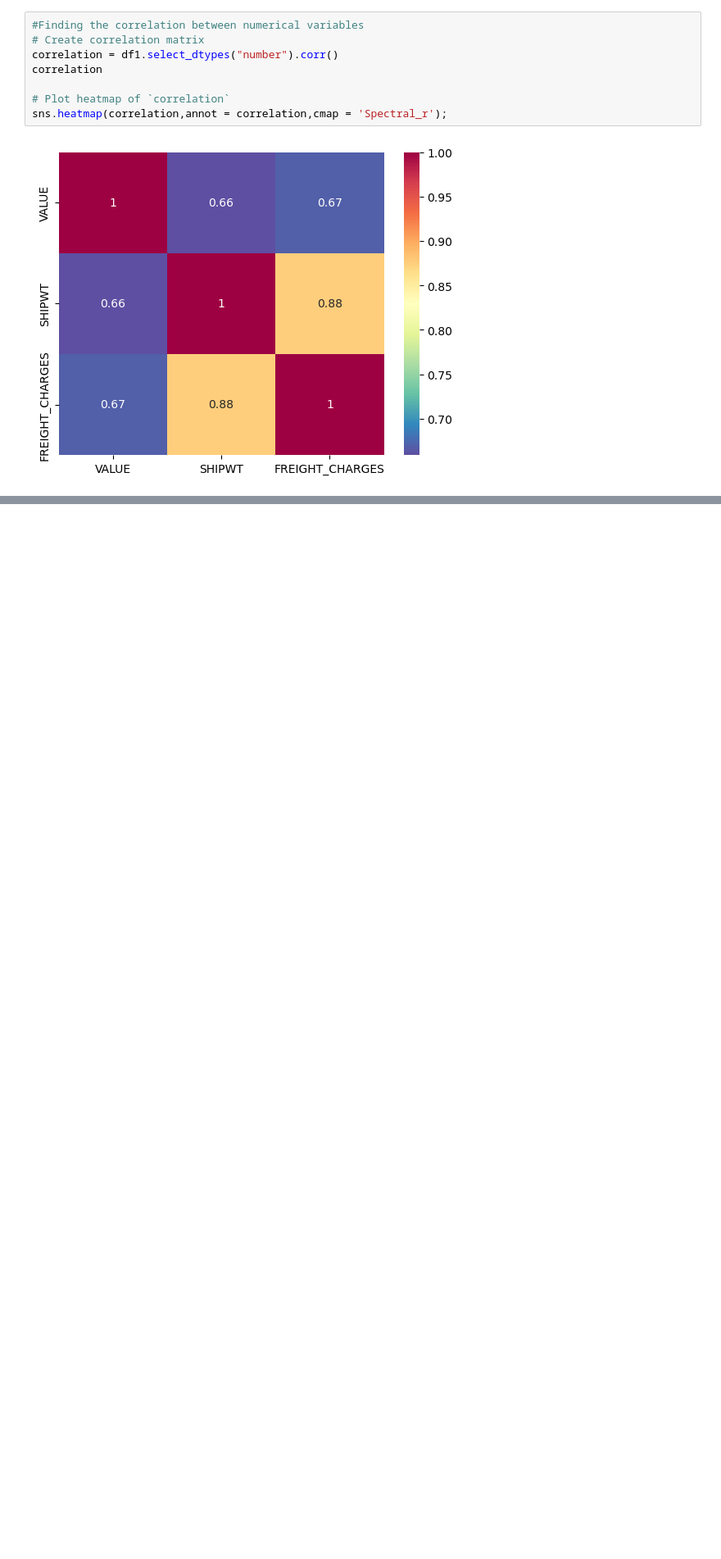
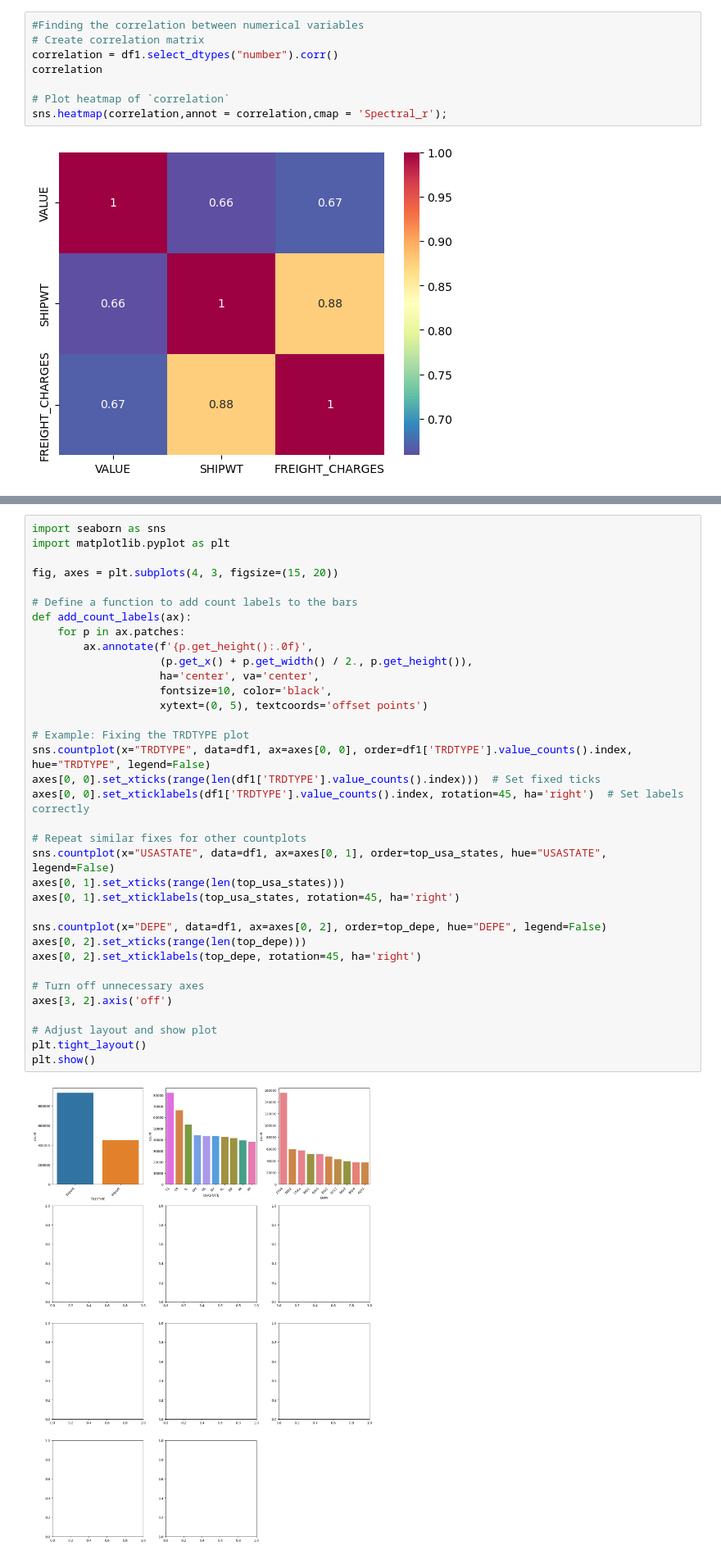
Before and after one commit to MajicWilson/BTS_Transportation_Analysis, a Jupyter notebook: Transborder.ipynb, the cells around one changed output, grey strips where cells are left out. Shown at 82% size. Saved outputs shown, nothing was run; the diff lists cells and outputs as text; blank space fills up the shorter version.

```diff
--- a/Transborder.ipynb
+++ b/Transborder.ipynb
@@ -763,0 +814,37 @@ sns.heatmap(correlation,annot = correlation,cmap = 'Spectral_r');
+# %%
+import seaborn as sns
+import matplotlib.pyplot as plt
+
+fig, axes = plt.subplots(4, 3, figsize=(15, 20))
+
+# Define a function to add count labels to the bars
+def add_count_labels(ax):
+    for p in ax.patches:
+        ax.annotate(f'{p.get_height():.0f}',
+                    (p.get_x() + p.get_width() / 2., p.get_height()),
+                    ha='center', va='center',
+                    fontsize=10, color='black',
+                    xytext=(0, 5), textcoords='offset points')
+
+# Example: Fixing the TRDTYPE plot
+sns.countplot(x="TRDTYPE", data=df1, ax=axes[0, 0], order=df1['TRDTYPE'].value_counts().index, hue="TRDTYPE", legend=False)
+axes[0, 0].set_xticks(range(len(df1['TRDTYPE'].value_counts().index)))  # Set fixed ticks
+axes[0, 0].set_xticklabels(df1['TRDTYPE'].value_counts().index, rotation=45, ha='right')  # Set labels correctly
+
+# Repeat similar fixes for other countplots
+sns.countplot(x="USASTATE", data=df1, ax=axes[0, 1], order=top_usa_states, hue="USASTATE", legend=False)
+axes[0, 1].set_xticks(range(len(top_usa_states)))
+axes[0, 1].set_xticklabels(top_usa_states, rotation=45, ha='right')
+
+sns.countplot(x="DEPE", data=df1, ax=axes[0, 2], order=top_depe, hue="DEPE", legend=False)
+axes[0, 2].set_xticks(range(len(top_depe)))
+axes[0, 2].set_xticklabels(top_depe, rotation=45, ha='right')
+
+# Turn off unnecessary axes
+axes[3, 2].axis('off')
+
+# Adjust layout and show plot
+plt.tight_layout()
+plt.show()
+# %% [output]
+[figure, added]
```
Also changed, not shown: parts of 42 cells of this notebook.
